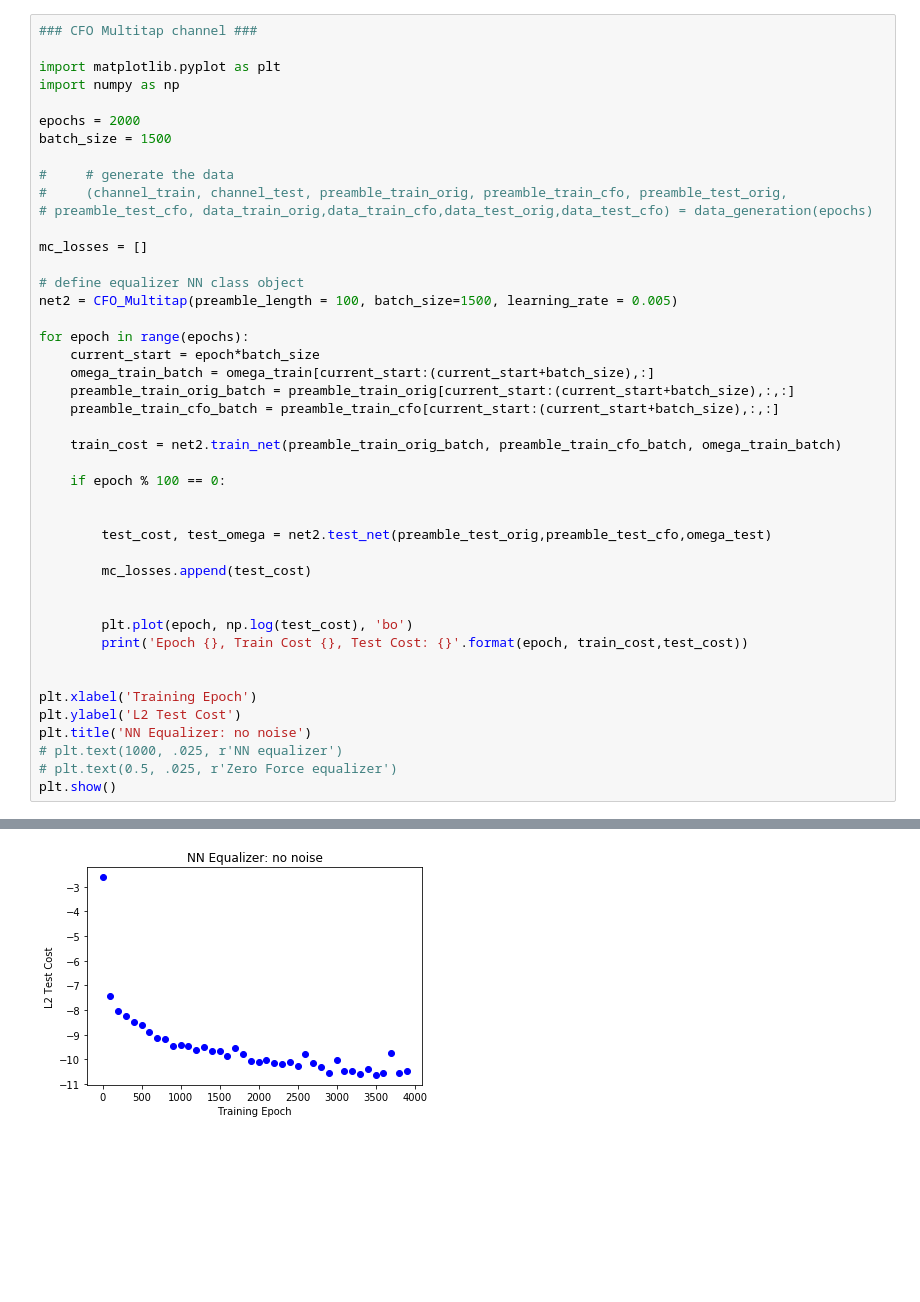
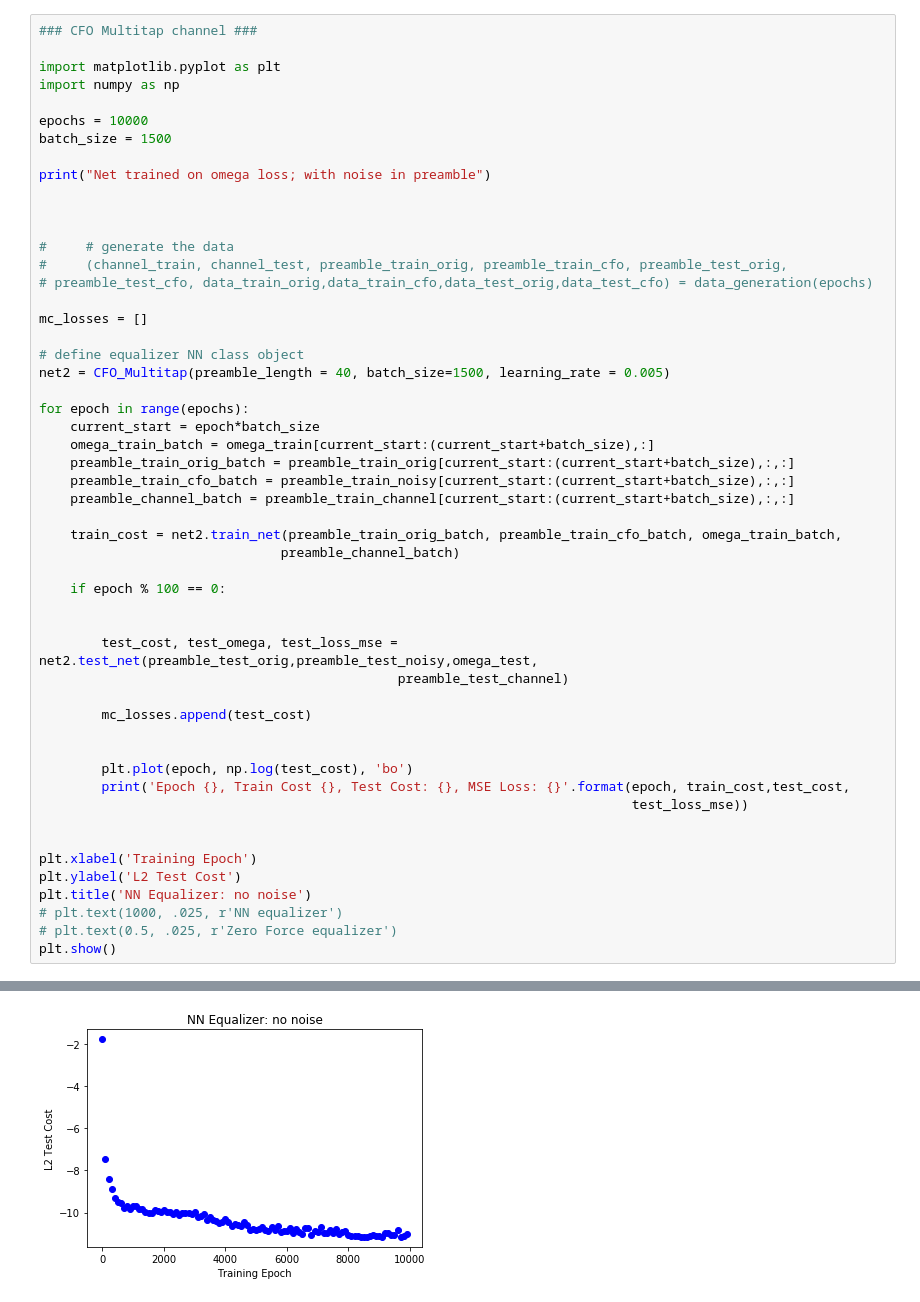
Before and after one commit to laurabrink13/Equalization, a Jupyter notebook: CFO estimation Multi Tap.ipynb, the cells around one changed output, grey strips where cells are left out. Saved outputs shown, nothing was run; the diff lists cells and outputs as text; blank space fills up the shorter version.

Commit message:
Compare no noise and noisy

```diff
--- a/CFO estimation Multi Tap.ipynb
+++ b/CFO estimation Multi Tap.ipynb
@@ -237,8 +417,12 @@ epochs = 2000
 import matplotlib.pyplot as plt
 import numpy as np
 
-epochs = 2000
+epochs = 10000
 batch_size = 1500
+
+print("Net trained on omega loss; with noise in preamble")
+
+
 
 #     # generate the data
 #     (channel_train, channel_test, preamble_train_orig, preamble_train_cfo, preamble_test_orig,
@@ -247,26 +431,30 @@ batch_size = 1500
 mc_losses = []
 
 # define equalizer NN class object
-net2 = CFO_Multitap(preamble_length = 100, batch_size=1500, learning_rate = 0.005)
+net2 = CFO_Multitap(preamble_length = 40, batch_size=1500, learning_rate = 0.005)
 
 for epoch in range(epochs):
     current_start = epoch*batch_size
     omega_train_batch = omega_train[current_start:(current_start+batch_size),:]
     preamble_train_orig_batch = preamble_train_orig[current_start:(current_start+batch_size),:,:]
-    preamble_train_cfo_batch = preamble_train_cfo[current_start:(current_start+batch_size),:,:]
+    preamble_train_cfo_batch = preamble_train_noisy[current_start:(current_start+batch_size),:,:]
+    preamble_channel_batch = preamble_train_channel[current_start:(current_start+batch_size),:,:]
 
-    train_cost = net2.train_net(preamble_train_orig_batch, preamble_train_cfo_batch, omega_train_batch)
+    train_cost = net2.train_net(preamble_train_orig_batch, preamble_train_cfo_batch, omega_train_batch,
+                               preamble_channel_batch)
 
     if epoch % 100 == 0:
 
 
-        test_cost, test_omega = net2.test_net(preamble_test_orig,preamble_test_cfo,omega_test)
+        test_cost, test_omega, test_loss_mse = net2.test_net(preamble_test_orig,preamble_test_noisy,omega_test,
+                                              preamble_test_channel)
 
         mc_losses.append(test_cost)
 
 
         plt.plot(epoch, np.log(test_cost), 'bo')
-        print('Epoch {}, Train Cost {}, Test Cost: {}'.format(epoch, train_cost,test_cost))
+        print('Epoch {}, Train Cost {}, Test Cost: {}, MSE Loss: {}'.format(epoch, train_cost,test_cost,
+                                                                            test_loss_mse))
 
 
 plt.xlabel('Training Epoch')
@@ -296,2 +484,2 @@ Epoch 3900, Train Cost 2.634027805470396e-05, Test Cost: 2.826447962434031e-05
-[figure, old version]
+[figure, new version]
 # %%
```
Also changed, not shown: parts of 9 cells of this notebook.
